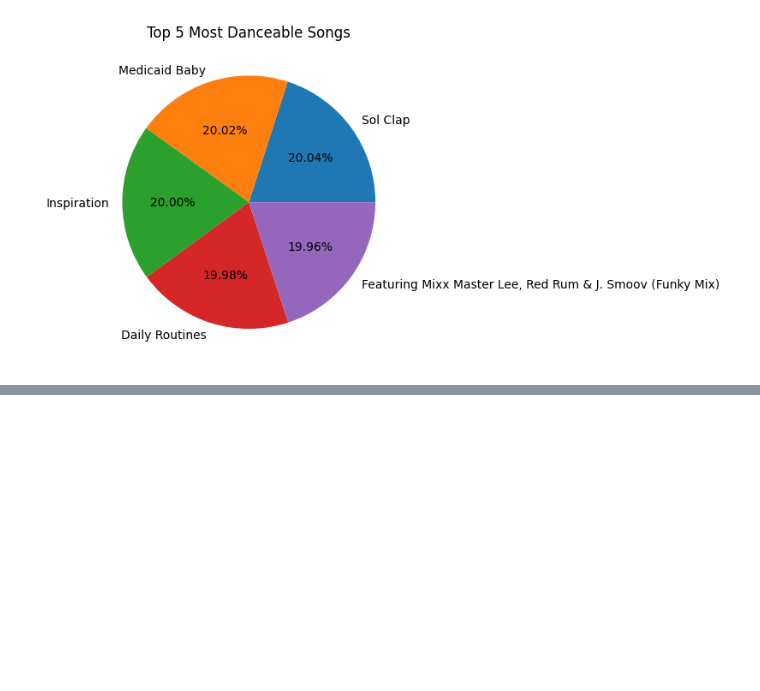
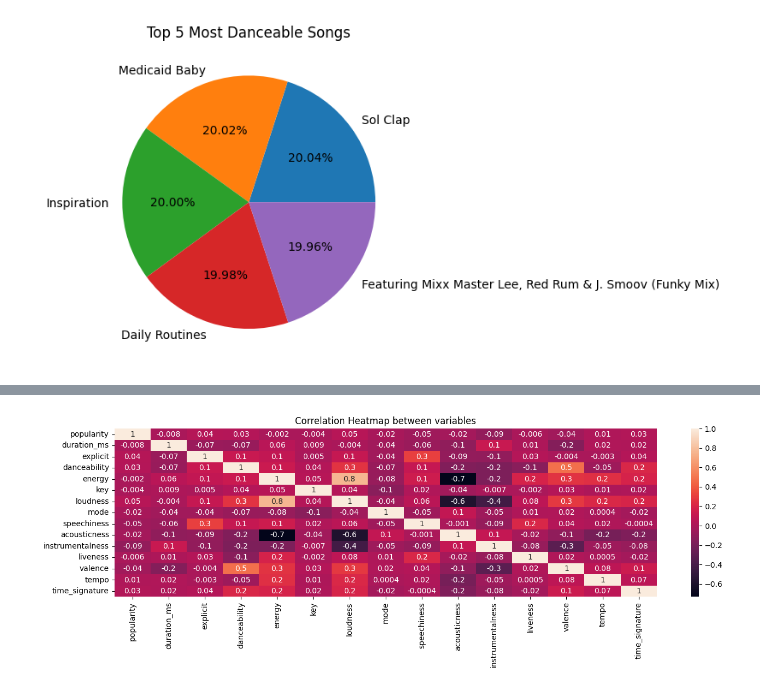
Before and after one commit to FacundoCardozo5/Nuevo-repo, a Jupyter notebook: notebooks/spoti.ipynb, the cells around one changed output, grey strips where cells are left out. Drawn from its saved outputs; the diff is of its cells as text; code cells hidden in the pictures; blank space fills up the shorter version.

```diff
--- a/notebooks/spoti.ipynb
+++ b/notebooks/spoti.ipynb
@@ -203,3 +203,10 @@ corr_table
 | valence | -0.041097 | -0.154795 | -0.003779 | 0.476755 | 0.258451 | 0.034233 | 0.279428 | 0.021411 | 0.036393 | ... |
 | tempo | 0.012187 | 0.024312 | -0.003097 | -0.051517 | 0.247361 | 0.010903 | 0.212181 | 0.000371 | 0.017167 | ... |
 | time_signature | 0.030567 | 0.018351 | 0.038234 | 0.207370 | 0.186671 | 0.015122 | 0.191648 | -0.024365 | -0.000397 | ... |
+# %%
+plt.figure(figsize=(16,4))
+sns.heatmap(corr_table, annot=True, fmt=".1g")
+plt.title("Correlation Heatmap between variables")
+plt.show()
+# %% [output]
+[figure, added]
```
